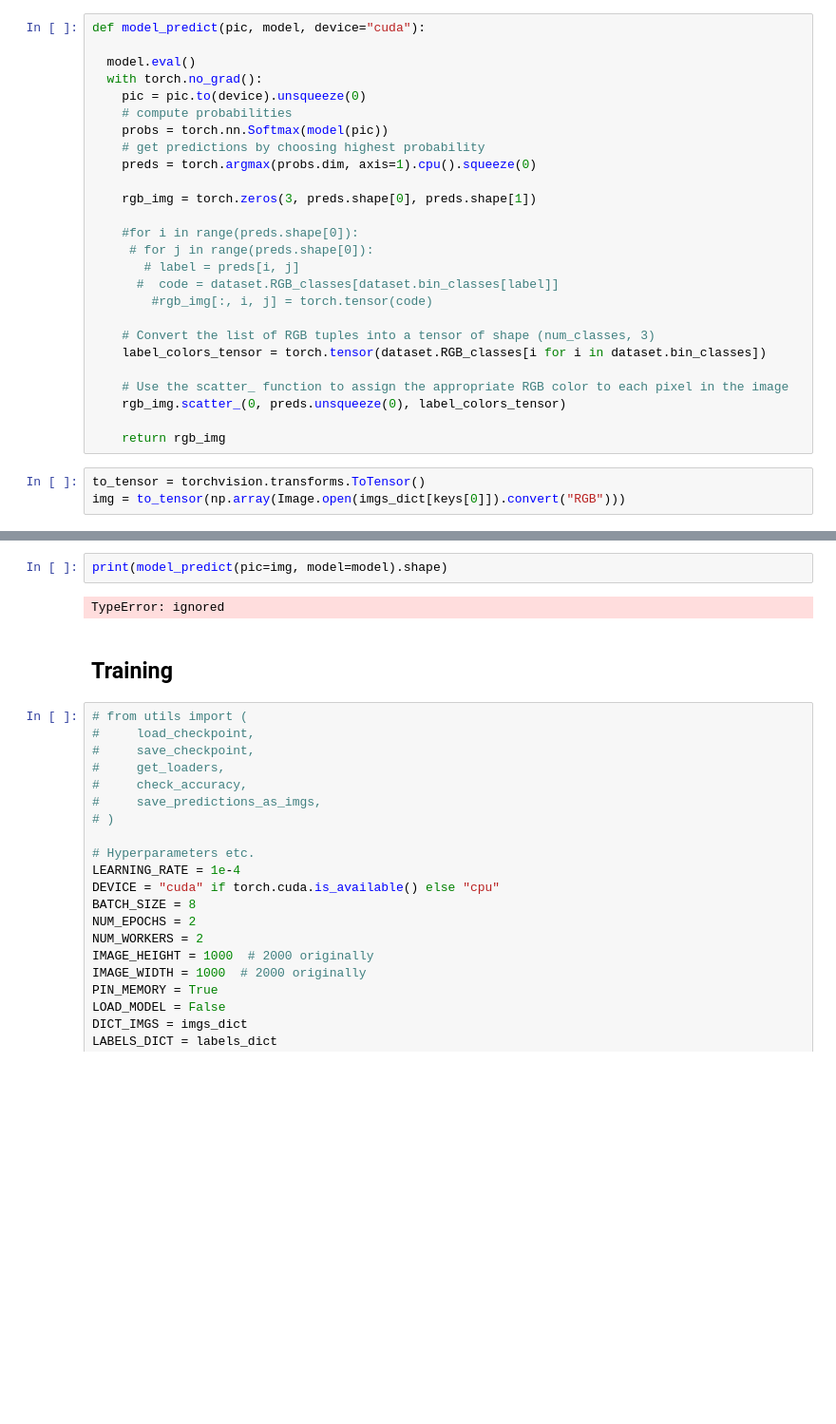
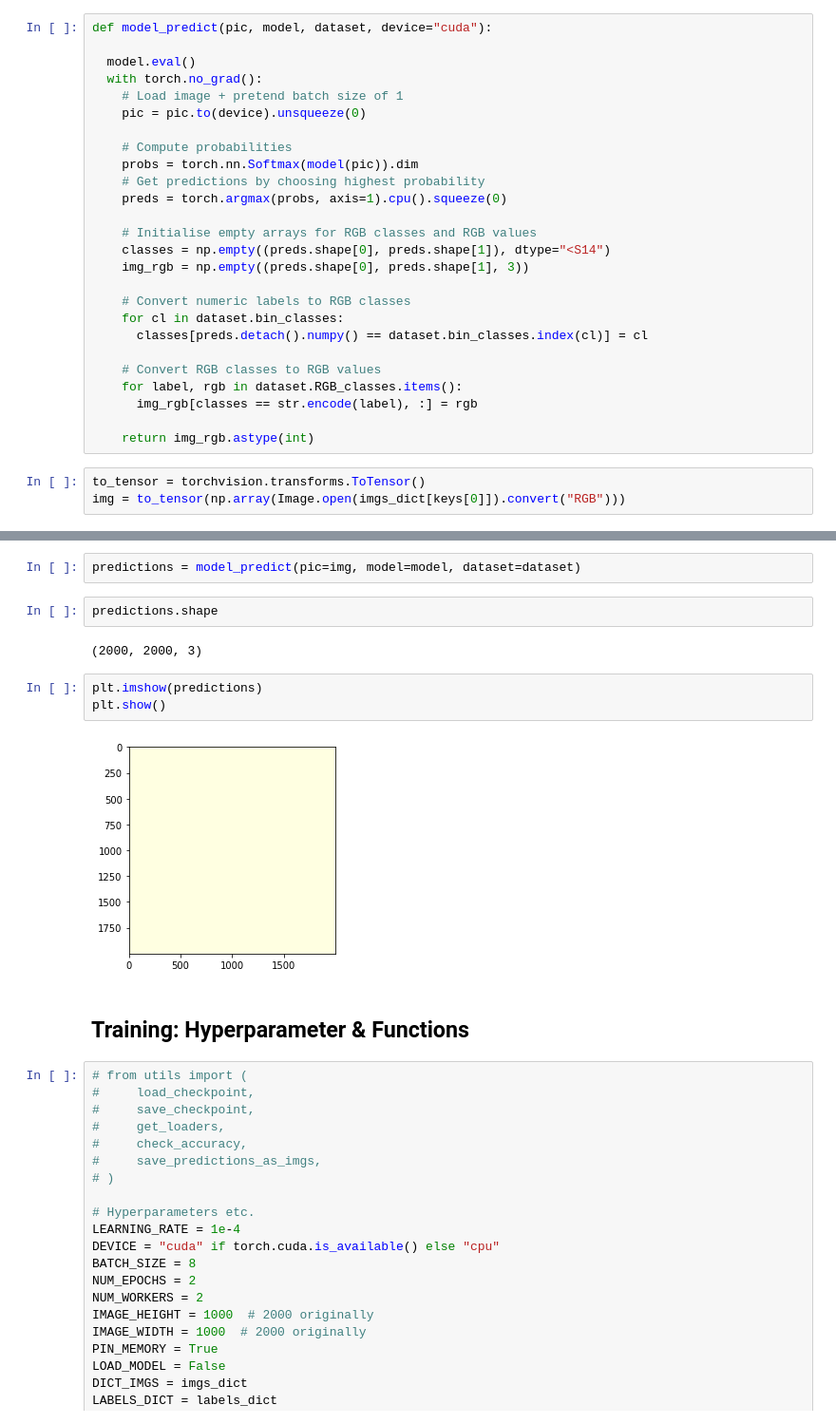
Before and after one commit to felixschulz385/ds_project, a Jupyter notebook: model/UNet.ipynb, the cells around one changed output, grey strips where cells are left out. Shown: that part at 95% size. Cells and saved outputs as stored; diff of their text form; blank space fills up the shorter version.

Commit message:
Fix Prediction Function

```diff
--- a/model/UNet.ipynb
+++ b/model/UNet.ipynb
@@ -488,29 +433,29 @@ RuntimeError: ignored
 # %%
-def model_predict(pic, model, device="cuda"):
+def model_predict(pic, model, dataset, device="cuda"):
 
   model.eval()
   with torch.no_grad():
+    # Load image + pretend batch size of 1
     pic = pic.to(device).unsqueeze(0)
-    # compute probabilities
-    probs = torch.nn.Softmax(model(pic))
-    # get predictions by choosing highest probability
-    preds = torch.argmax(probs.dim, axis=1).cpu().squeeze(0)
 
-    rgb_img = torch.zeros(3, preds.shape[0], preds.shape[1])
+    # Compute probabilities
+    probs = torch.nn.Softmax(model(pic)).dim
+    # Get predictions by choosing highest probability
+    preds = torch.argmax(probs, axis=1).cpu().squeeze(0)
 
-    #for i in range(preds.shape[0]):
-     # for j in range(preds.shape[0]):
-       # label = preds[i, j]
-      #  code = dataset.RGB_classes[dataset.bin_classes[label]]
-        #rgb_img[:, i, j] = torch.tensor(code)
+    # Initialise empty arrays for RGB classes and RGB values
+    classes = np.empty((preds.shape[0], preds.shape[1]), dtype="<S14")
+    img_rgb = np.empty((preds.shape[0], preds.shape[1], 3))
 
-    # Convert the list of RGB tuples into a tensor of shape (num_classes, 3)
-    label_colors_tensor = torch.tensor(dataset.RGB_classes[i for i in dataset.bin_classes])
+    # Convert numeric labels to RGB classes
+    for cl in dataset.bin_classes:
+      classes[preds.detach().numpy() == dataset.bin_classes.index(cl)] = cl
 
-    # Use the scatter_ function to assign the appropriate RGB color to each pixel in the image
-    rgb_img.scatter_(0, preds.unsqueeze(0), label_colors_tensor)
+    # Convert RGB classes to RGB values
+    for label, rgb in dataset.RGB_classes.items():
+      img_rgb[classes == str.encode(label), :] = rgb
 
-    return rgb_img
+    return img_rgb.astype(int)
 # %%
 to_tensor = torchvision.transforms.ToTensor()
 img = to_tensor(np.array(Image.open(imgs_dict[keys[0]]).convert("RGB")))
@@ -520,11 +465,18 @@ load_checkpoint(torch.load("my_checkpoint.pth.tar"), model)
 # %% [output]
 => Loading checkpoint
 # %%
-print(model_predict(pic=img, model=model).shape)
+predictions = model_predict(pic=img, model=model, dataset=dataset)
-# %% [output]
-TypeError: ignored
+# %%
+predictions.shape
+# %% [output]
+(2000, 2000, 3)
+# %%
+plt.imshow(predictions)
+plt.show()
+# %% [output]
+[figure, added]
 # %% [markdown]
-## Training
+## Training: Hyperparameter & Functions
 # %%
 # from utils import (
 #     load_checkpoint,
```
Also changed, not shown: parts of 24 cells of this notebook.
